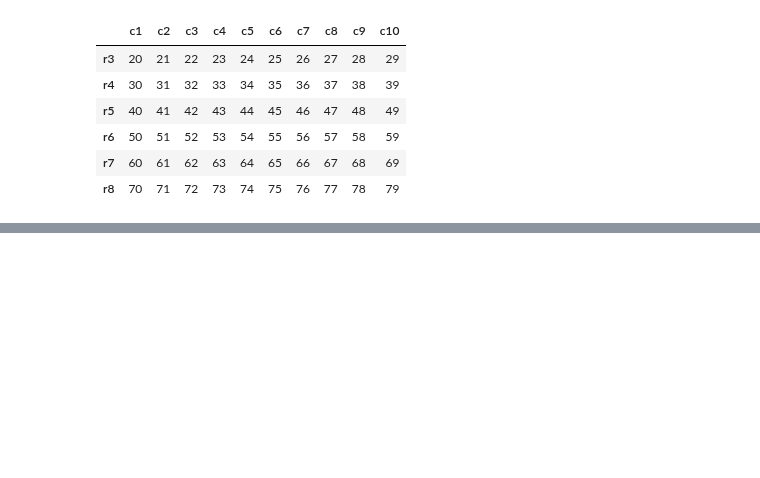
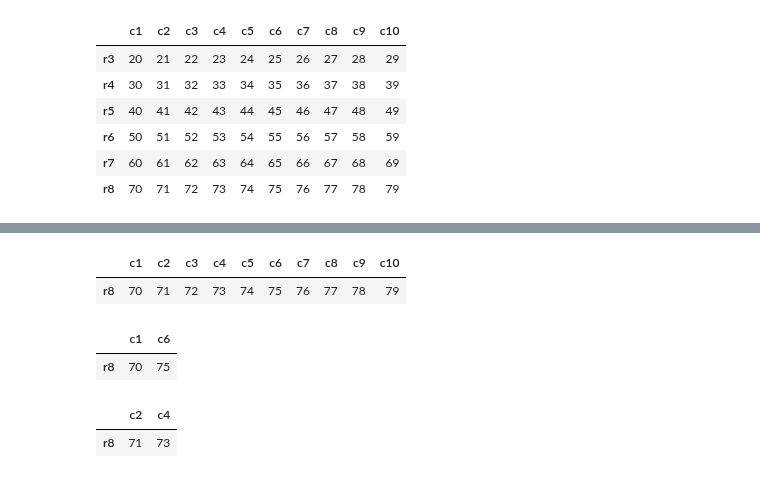
Before and after one commit to RaisulislamRimon/data-science-notes, a Jupyter notebook: module_5/module_5_class/class_2/1_panda.ipynb, the cells around one changed output, grey strips where cells are left out. Saved outputs shown, nothing was run; the diff lists cells and outputs as text; code cells hidden in the pictures; blank space fills up the shorter version.

```diff
--- a/module_5/module_5_class/class_2/1_panda.ipynb
+++ b/module_5/module_5_class/class_2/1_panda.ipynb
@@ -976,0 +991,15 @@ result
+# %%
+df[(df['c1'] > 60) & (df['c1'] < 80)]
+# %% [output]
+|  | c1 | c2 | c3 | c4 | c5 | c6 | c7 | c8 | c9 | c10 |
+| r8 | 70 | 71 | 72 | 73 | 74 | 75 | 76 | 77 | 78 | 79 |
+# %%
+df[(df['c1'] > 60) & (df['c1'] < 80)][['c1', 'c6']]
+# %% [output]
+|  | c1 | c6 |
+| r8 | 70 | 75 |
+# %%
+df[(df['c1'] > 60) & (df['c1'] < 80)][['c2','c4']]
+# %% [output]
+|  | c2 | c4 |
+| r8 | 71 | 73 |
```
Also changed, not shown: parts of 1 cell of this notebook.
